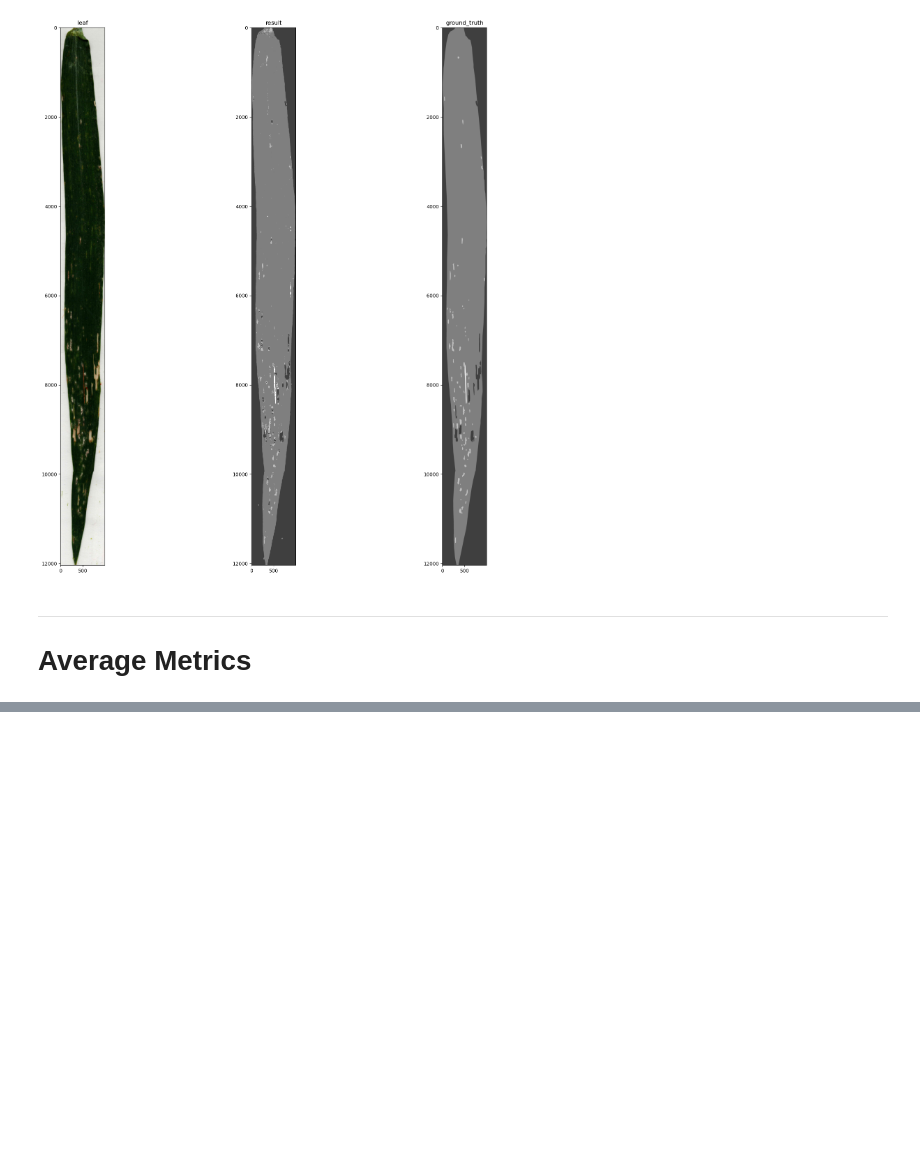
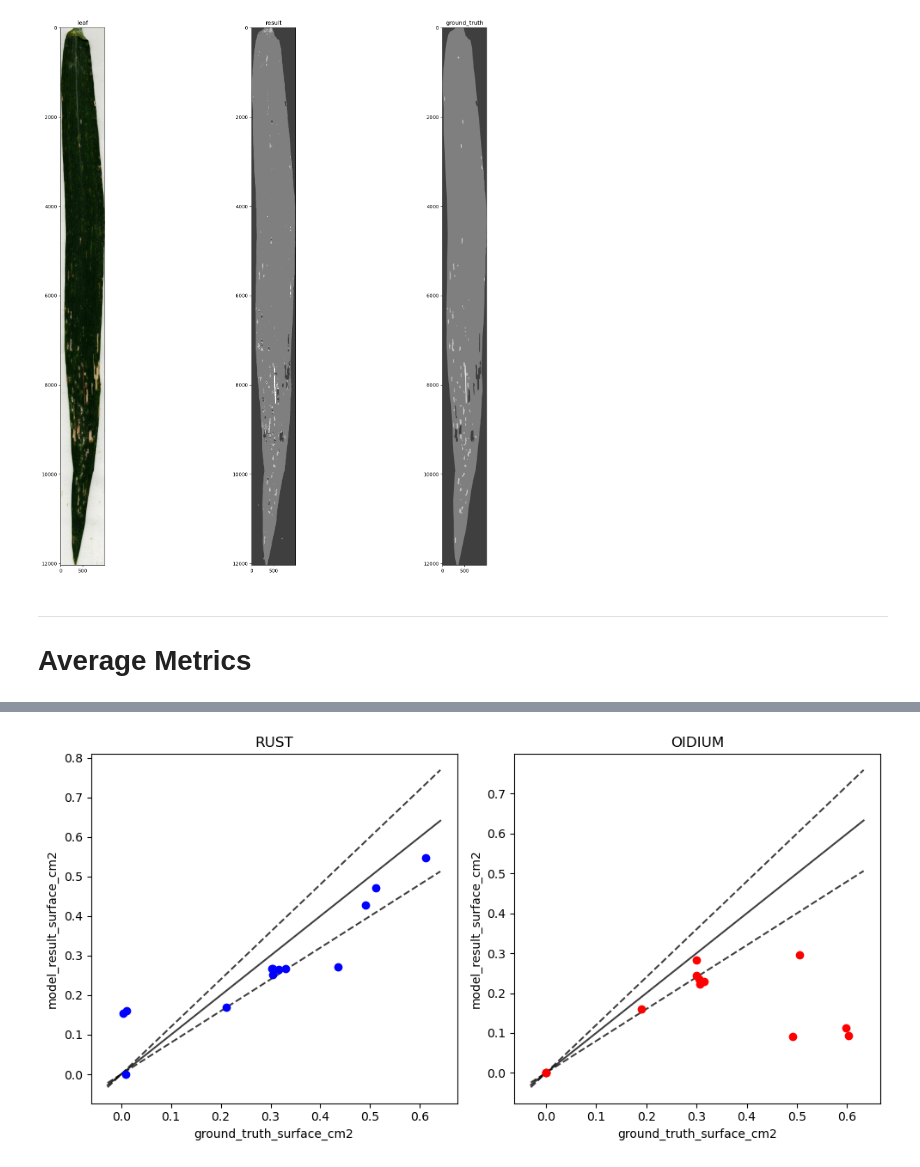
Before and after one commit to titouanlegourrierec/Leaf_Disease_Segmentation, a Jupyter notebook: model_evaluation/metrics.ipynb, the cells around one changed output, grey strips where cells are left out. Cells and saved outputs as stored; diff of their text form; code cells hidden in the pictures; blank space fills up the shorter version.

```diff
--- a/model_evaluation/metrics.ipynb
+++ b/model_evaluation/metrics.ipynb
@@ -392,8 +392,8 @@ def process_images_and_calculate_metrics(image, model_result, ground_truth):
     metrics = []
 
     # Calculate the metrics for each class
-    #code = {'BACKGROUND':63 ,'LEAF':127, 'RUST':255, 'OIDIUM':191} #TITOUAN
-    code = {'BACKGROUND':255 ,'LEAF':191, 'RUST':63, 'OIDIUM':127} #LENA
+    code = {'BACKGROUND':63 ,'LEAF':127, 'RUST':255, 'OIDIUM':191} #TITOUAN
+    #code = {'BACKGROUND':255 ,'LEAF':191, 'RUST':63, 'OIDIUM':127} #LENA
 
     for class_name, class_label in code.items():
         precision, recall, f1, IoU, ground_truth_surface_cm2, model_result_surface_cm2,surface_error_cm2, surface_error_percent = label_metrics(ground_truth, model_result, class_label=class_label)
@@ -474,0 +548,45 @@ Average surface_error_percent for OIDIUM: 26.642639170715675
+# %%
+import matplotlib.pyplot as plt
+import numpy as np
+
+# Filter the DataFrame for rows where class is 'RUST' or 'OIDIUM'
+df_rust = df[df['class'] == 'RUST']
+df_oidium = df[df['class'] == 'OIDIUM']
+
+# Create a new figure with 2 subplots horizontally
+fig, axs = plt.subplots(1, 2, figsize=(10, 5))
+
+# Create a scatter plot of 'ground_truth_surface_cm2' vs 'model_result_surface_cm2' for 'RUST' class
+axs[0].scatter(df_rust['ground_truth_surface_cm2'], df_rust['model_result_surface_cm2'], color='blue')
+axs[0].set_title('RUST')
+
+# Create a scatter plot of 'ground_truth_surface_cm2' vs 'model_result_surface_cm2' for 'OIDIUM' class
+axs[1].scatter(df_oidium['ground_truth_surface_cm2'], df_oidium['model_result_surface_cm2'], color='red')
+axs[1].set_title('OIDIUM')
+
+# Add a y=x reference line and two dashed lines at y=x±5% to both subplots
+for ax in axs:
+    lims = [
+        np.min([ax.get_xlim(), ax.get_ylim()]),  # min of both axes
+        np.max([ax.get_xlim(), ax.get_ylim()]),  # max of both axes
+    ]
+
+    # y=x line
+    ax.plot(lims, lims, 'k-', alpha=0.75, zorder=0)
+
+    # y=x+5% line
+    ax.plot(lims, [lim*1.2 for lim in lims], 'k--', alpha=0.75, zorder=0)
+
+    # y=x-5% line
+    ax.plot(lims, [lim*0.8 for lim in lims], 'k--', alpha=0.75, zorder=0)
+
+    ax.set_xlabel('ground_truth_surface_cm2')
+    ax.set_ylabel('model_result_surface_cm2')
+
+# Adjust the layout
+plt.tight_layout()
+
+# Show the plot
+plt.show()
+# %% [output]
+[figure, added]
```
Also changed, not shown: parts of 5 cells of this notebook.
